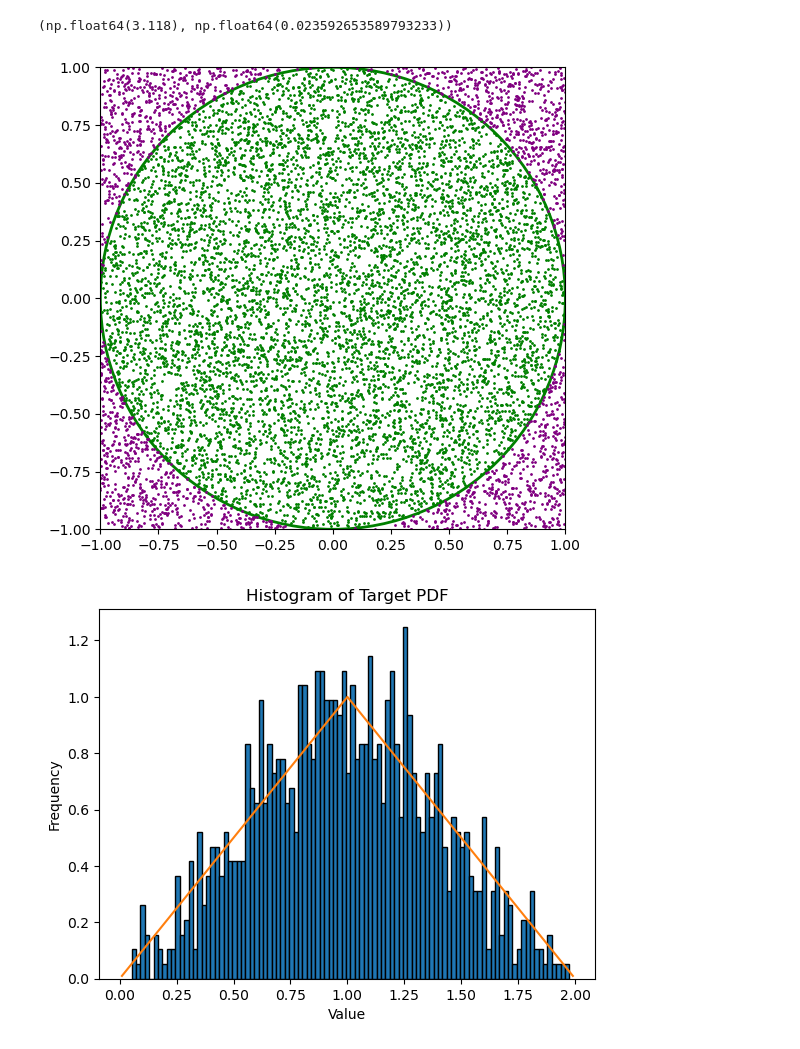
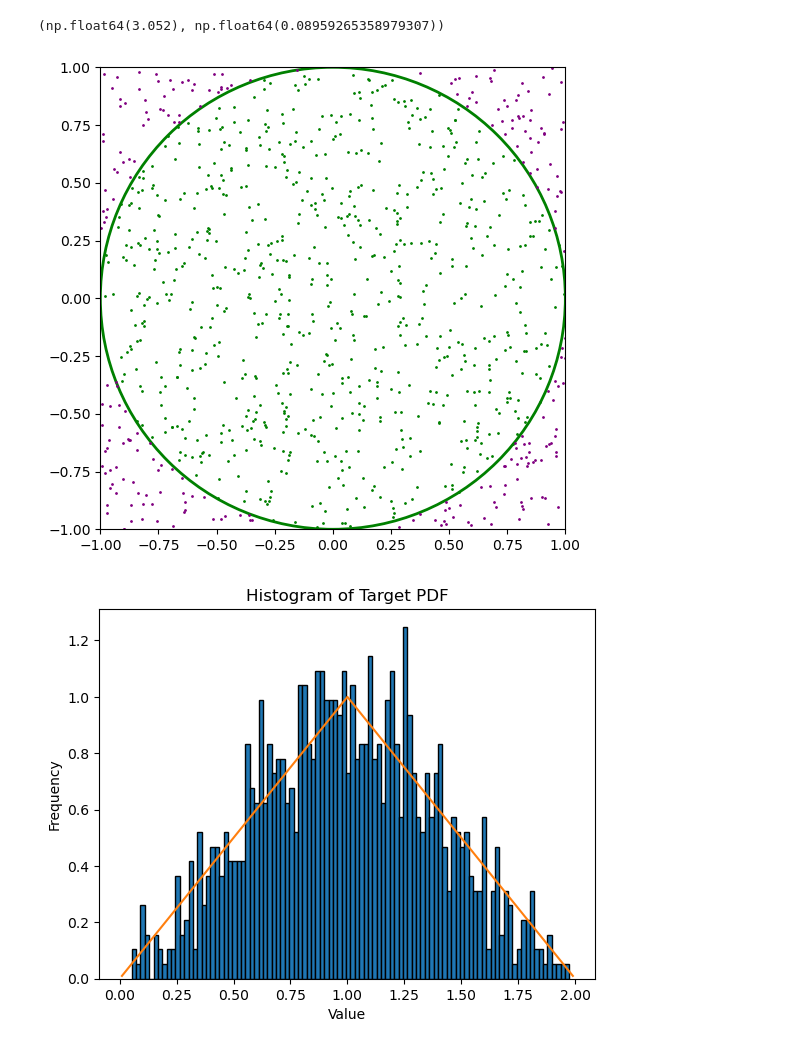
Before and after one commit to dan035-ucsd/MATH-102, a Jupyter notebook: math114/HW1/math114hw1.ipynb, the cells around one changed output. Saved outputs shown, nothing was run; the diff lists cells and outputs as text; code cells hidden in the pictures.

```diff
--- a/math114/HW1/math114hw1.ipynb
+++ b/math114/HW1/math114hw1.ipynb
@@ -1,35 +1,35 @@
 # %%
 import numpy as np
 import matplotlib.pyplot as plt
 import matplotlib.patches as patches
 
 # add plot of unit circle
 fig, ax = plt.subplots(figsize=(6, 6))
 circle = patches.Circle((0, 0), 1, edgecolor='green', facecolor='none', linewidth=2)
 ax.add_patch(circle)
 ax.set_xlim(-1, 1)
 ax.set_ylim(-1, 1)
 
 # generate random points and plot them
 rng = np.random.default_rng(1221)
-N = 10000
+N = 1000
 x = rng.uniform(-1, 1, N)
 y = rng.uniform(-1, 1, N)
 inside_circle = x**2 + y**2 <= 1
 ax.scatter(x[inside_circle], y[inside_circle], color='green', s=1)
 ax.scatter(x[~inside_circle], y[~inside_circle], color='purple', s=1)
 
 # estimate pi
 tau = inside_circle.sum()
 pi_est = 4 * tau / N
 
 # error term
 error = abs(np.pi - pi_est)
 
 (pi_est, error)
 # %% [output]
-(np.float64(3.118), np.float64(0.023592653589793233))
+(np.float64(3.052), np.float64(0.08959265358979307))
-[figure, old version]
+[figure, new version]
 # %%
 rng = np.random.default_rng(218)
 N = 1000
```
